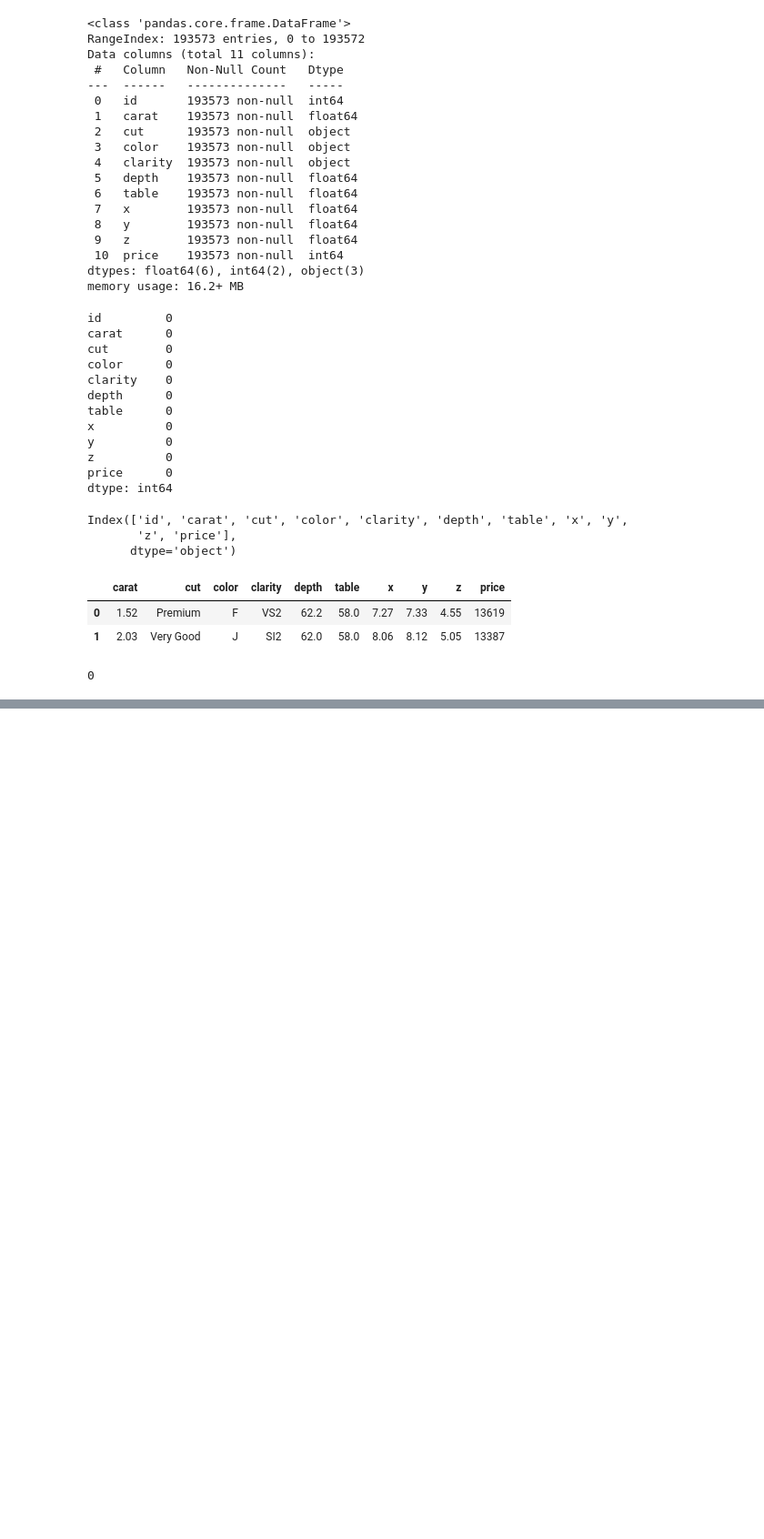
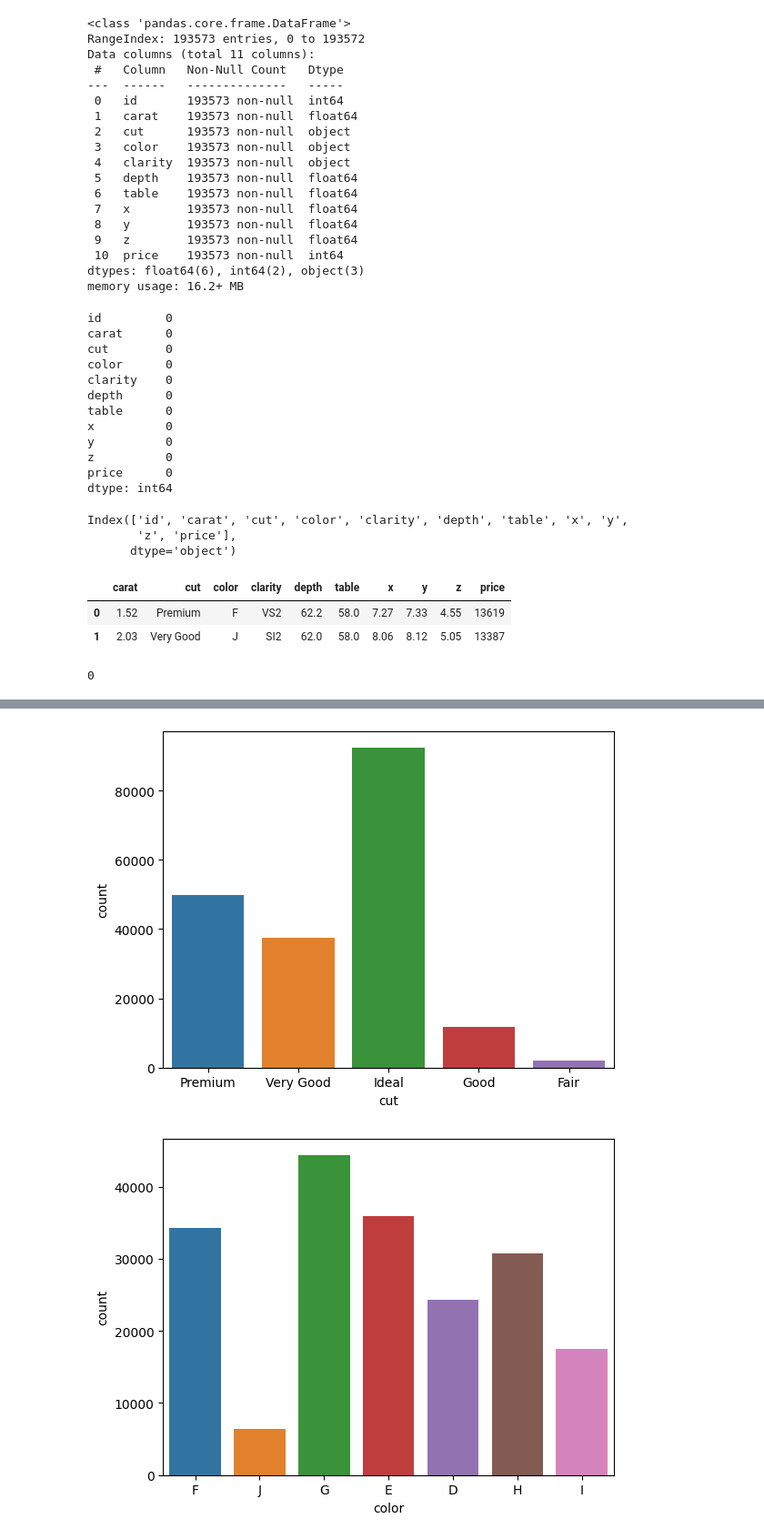
Before and after one commit to NeseUygun/ML_END_TO_END_PROJECT, a Jupyter notebook: notebook/EDA.ipynb, the cells around one changed output, grey strips where cells are left out. Shown at 91% size. Drawn from its saved outputs; the diff is of its cells as text; code cells hidden in the pictures; blank space fills up the shorter version.

```diff
--- a/notebook/EDA.ipynb
+++ b/notebook/EDA.ipynb
@@ -91,0 +159,8 @@ df.duplicated().sum()
+# %%
+# visualize the categorical columns
+for i in categorical_columns:
+    sns.countplot(data=df, x=i)
+    plt.show()
+# %% [output]
+[figure, added]
+[figure, added]
```
Also changed, not shown: parts of 14 cells of this notebook.
